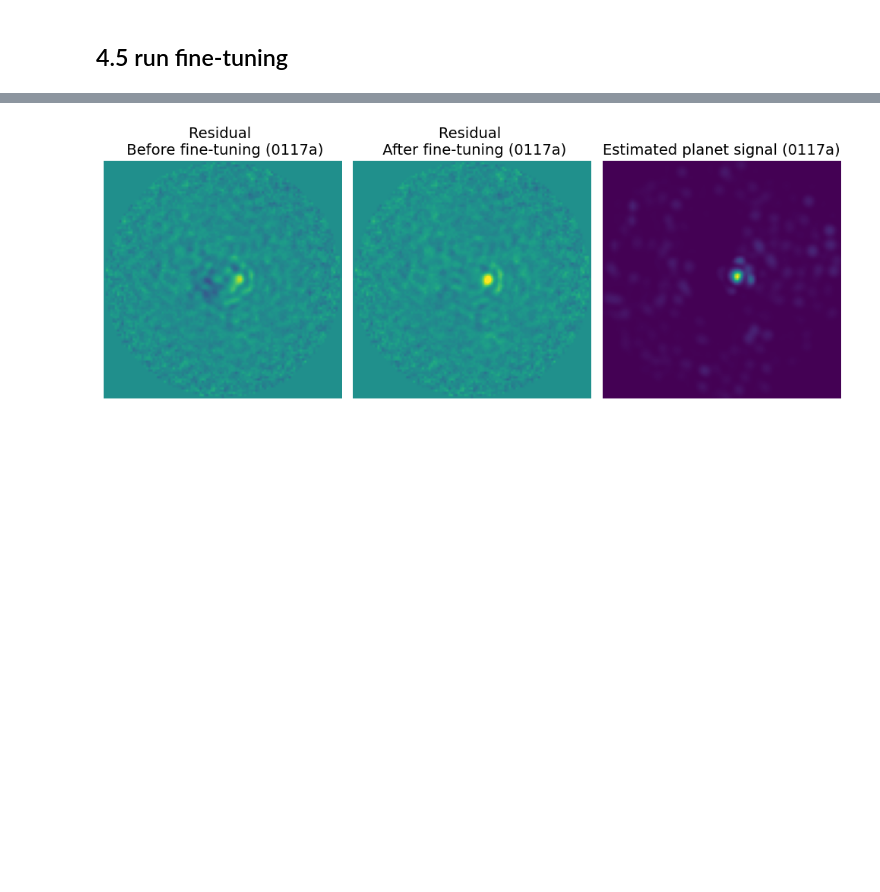
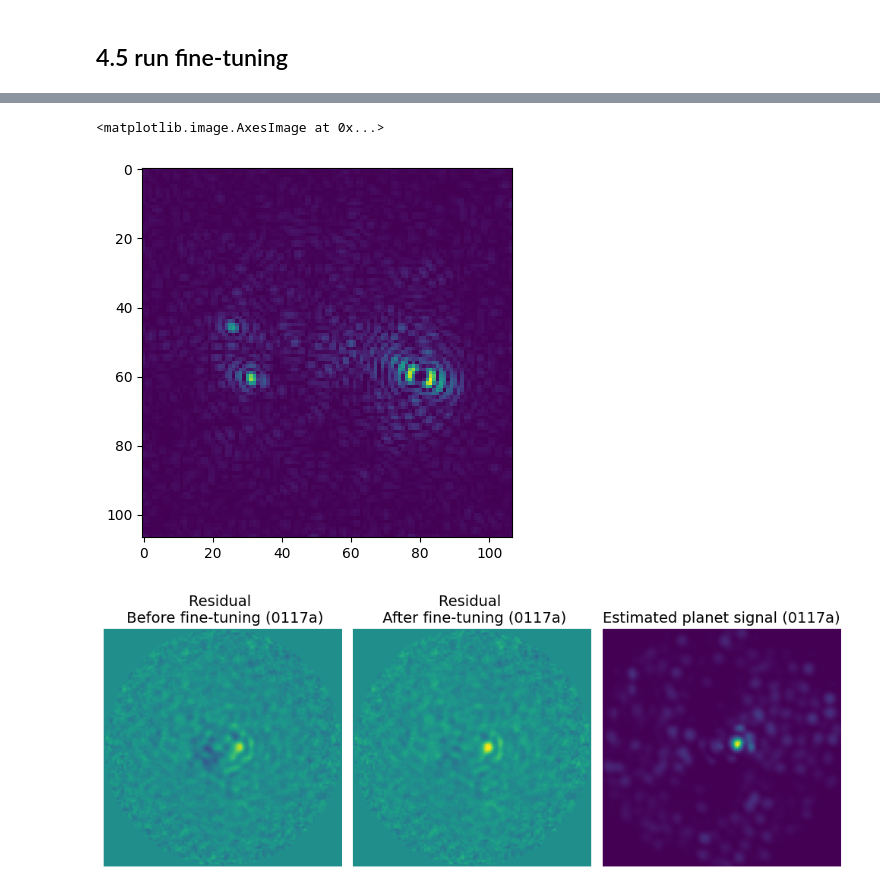
Before and after one commit to markusbonse/fours, a Jupyter notebook: notebooks/fine_tuning/03_fine_tune_with_planet_final.ipynb, the cells around one changed output, grey strips where cells are left out. Cells and saved outputs as stored; diff of their text form; code cells hidden in the pictures; blank space fills up the shorter version.

```diff
--- a/notebooks/fine_tuning/03_fine_tune_with_planet_final.ipynb
+++ b/notebooks/fine_tuning/03_fine_tune_with_planet_final.ipynb
@@ -236,0 +254,10 @@ for epoch in tqdm(range(200)):
+# %%
+s4_noise.compute_betas()
+betas=s4_noise.prev_betas.detach().cpu()
+# %%
+beta_frame = np.abs(betas[6500].reshape(107, 107))
+# %%
+plt.imshow(beta_frame)
+# %% [output]
+<matplotlib.image.AxesImage at 0x...>
+[figure, added]
```
Also changed, not shown: parts of 13 cells of this notebook, 1 other file.
